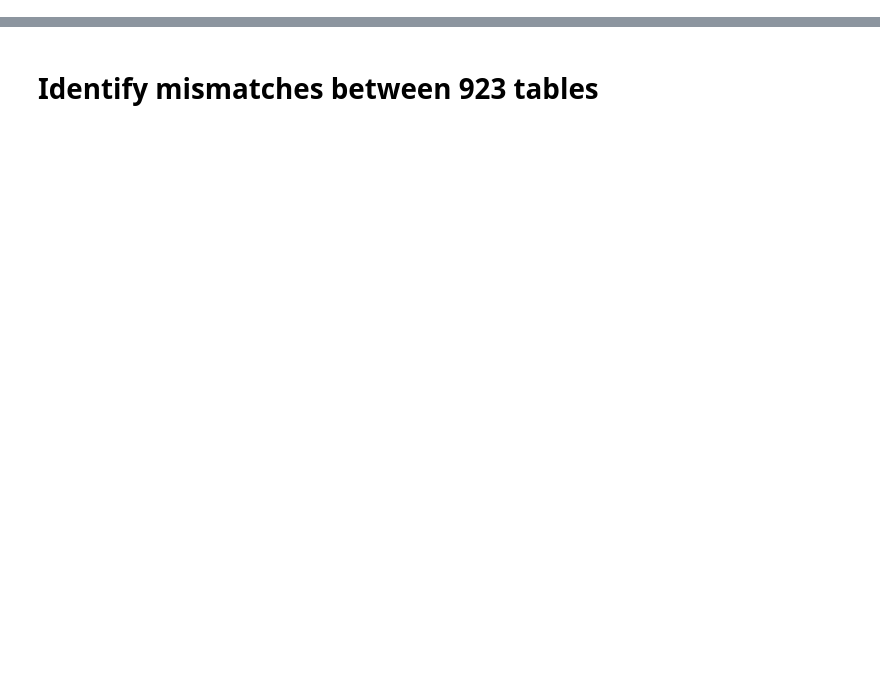
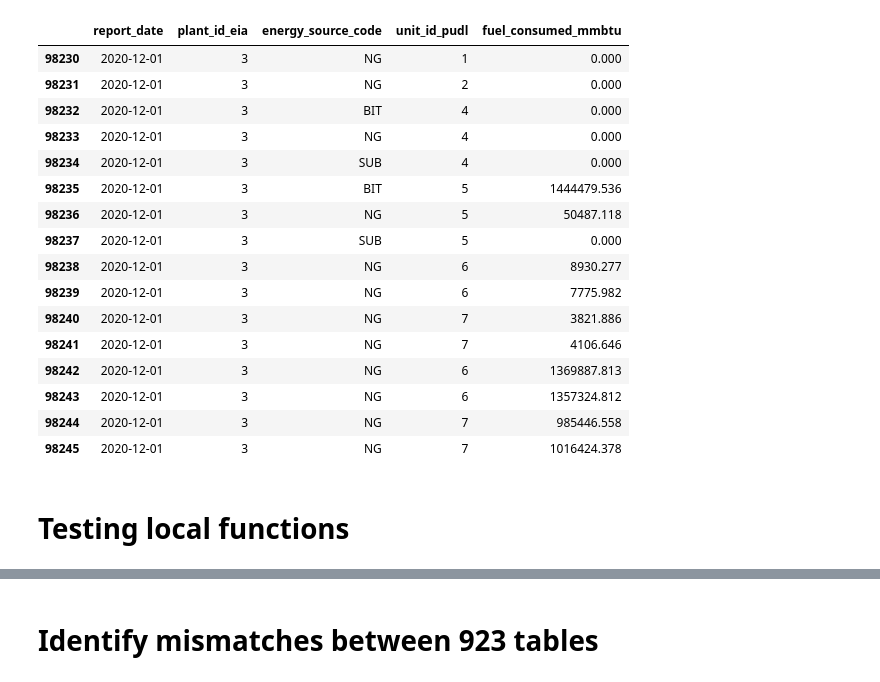
Before and after one commit to singularity-energy/open-grid-emissions, a Jupyter notebook: notebooks/test_distribute_923.ipynb, the cells around one changed output, grey strips where cells are left out. Saved outputs shown, nothing was run; the diff lists cells and outputs as text; code cells hidden in the pictures; blank space fills up the shorter version.

```diff
--- a/notebooks/test_distribute_923.ipynb
+++ b/notebooks/test_distribute_923.ipynb
@@ -0,0 +13,12 @@
+# %%
+year = 2020
+
+pudl_db = 'sqlite:///../data/pudl/pudl_data/sqlite/pudl.sqlite'
+pudl_engine = sa.create_engine(pudl_db)
+
+pudl_out = pudl.output.pudltabl.PudlTabl(
+    pudl_engine,
+    freq='MS',
+    start_date=f'{year}-01-01',
+    end_date=f'{year}-12-31'
+)
@@ -0,0 +320,2 @@
+# %%
+remove_this = pudl.analysis.allocate_net_gen
@@ -1,3 +754,25 @@
+# %%
+bf[(bf['plant_id_eia'] == 3) & (bf['report_date'] == "2020-12-01")]
+# %% [output]
+|  | report_date | plant_id_eia | energy_source_code | unit_id_pudl | fuel_consumed_mmbtu |
+| 98230 | 2020-12-01 | 3 | NG | 1 | 0.000 |
+| 98231 | 2020-12-01 | 3 | NG | 2 | 0.000 |
+| 98232 | 2020-12-01 | 3 | BIT | 4 | 0.000 |
+| 98233 | 2020-12-01 | 3 | NG | 4 | 0.000 |
+| 98234 | 2020-12-01 | 3 | SUB | 4 | 0.000 |
+| 98235 | 2020-12-01 | 3 | BIT | 5 | 1444479.536 |
+| 98236 | 2020-12-01 | 3 | NG | 5 | 50487.118 |
+| 98237 | 2020-12-01 | 3 | SUB | 5 | 0.000 |
+| 98238 | 2020-12-01 | 3 | NG | 6 | 8930.277 |
+| 98239 | 2020-12-01 | 3 | NG | 6 | 7775.982 |
+| 98240 | 2020-12-01 | 3 | NG | 7 | 3821.886 |
+| 98241 | 2020-12-01 | 3 | NG | 7 | 4106.646 |
+| 98242 | 2020-12-01 | 3 | NG | 6 | 1369887.813 |
+| 98243 | 2020-12-01 | 3 | NG | 6 | 1357324.812 |
+| 98244 | 2020-12-01 | 3 | NG | 7 | 985446.558 |
+| 98245 | 2020-12-01 | 3 | NG | 7 | 1016424.378 |
+# %% [markdown]
+# Testing local functions
 # %%
 %reload_ext autoreload
 %autoreload 2
```
Also changed, not shown: parts of 41 cells of this notebook, 9 other files.
